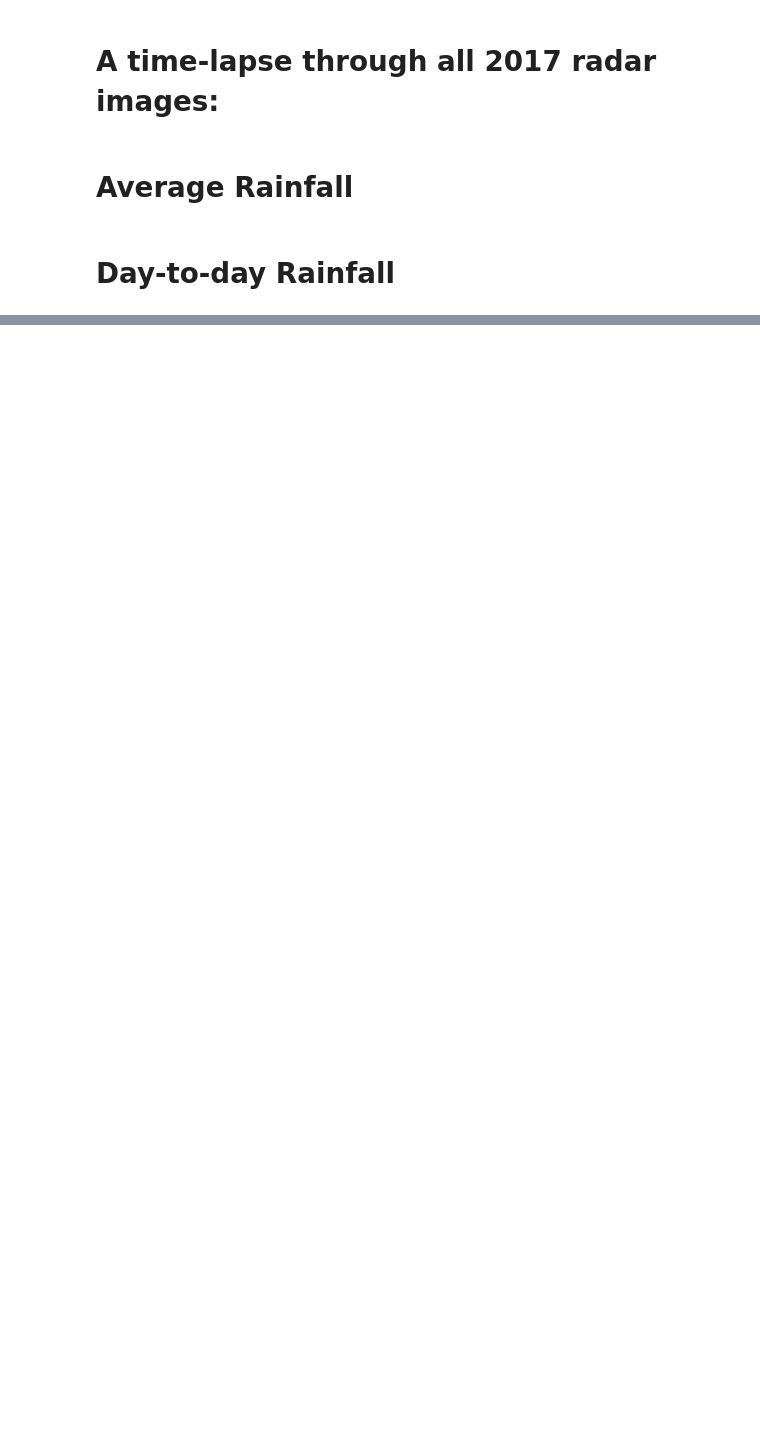
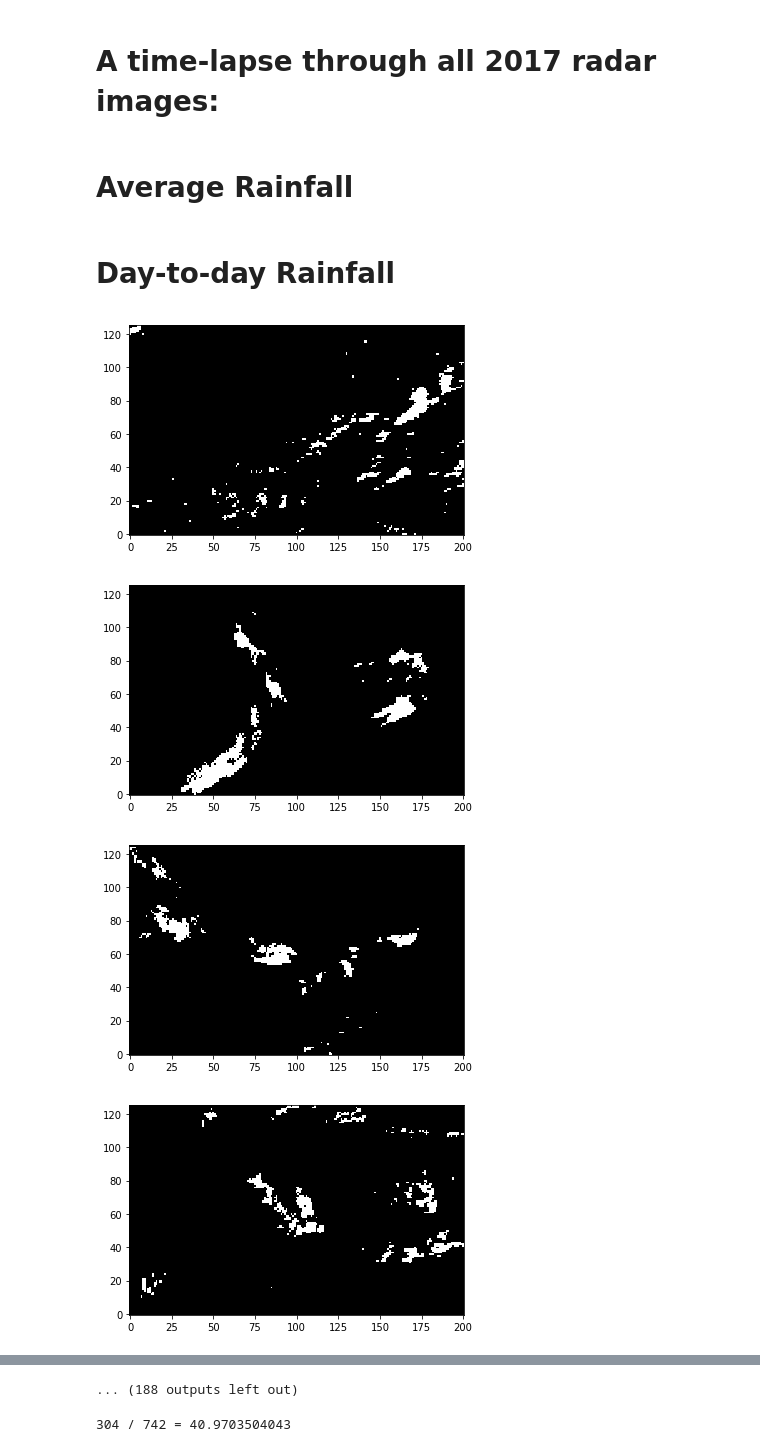
Before and after one commit to yuanzhou15/capstone-weather, a Jupyter notebook: sam/EDA.ipynb, the cells around one changed output, grey strips where cells are left out. Drawn from its saved outputs; the diff is of its cells as text; code cells hidden in the pictures; blank space fills up the shorter version.

```diff
--- a/sam/EDA.ipynb
+++ b/sam/EDA.ipynb
@@ -62,3 +62,25 @@ def rainfallDaily(year, month):
 
 rainfallDaily(2017, 6)
 rainfallDaily(2017, 12)
+# %%
+wdata.Radar.minmax = [0,30]
+testmon = wdata.Radar.getMonth(2017,7)
+np.random.shuffle(testmon)
+imavgs = []
+count = 0
+for tup in testmon:
+    shape = tup[1].shape
+    imavg = np.sum(tup[1])*1.0/(shape[0]*shape[1])
+    if imavg > 0.02:
+        count += 1
+        plt.figure()
+        plt.imshow(tup[1], origin='lower', cmap='gray')
+#     imavgs.append(imavg)
+
+# plt.plot(imavgs)
+plt.show()
+# %% [output]
+[figure, added]
+[figure, added]
+[figure, added]
+[figure, added]
@@ -64,0 +95,5 @@ rainfallDaily(2017, 12)
+... (188 outputs left out)
+# %%
+print count,'/', len(testmon),'=', count*100.0/len(testmon)
+# %% [output]
+304 / 742 = 40.9703504043
```
Also changed, not shown: parts of 5 cells of this notebook, 3 other files.
